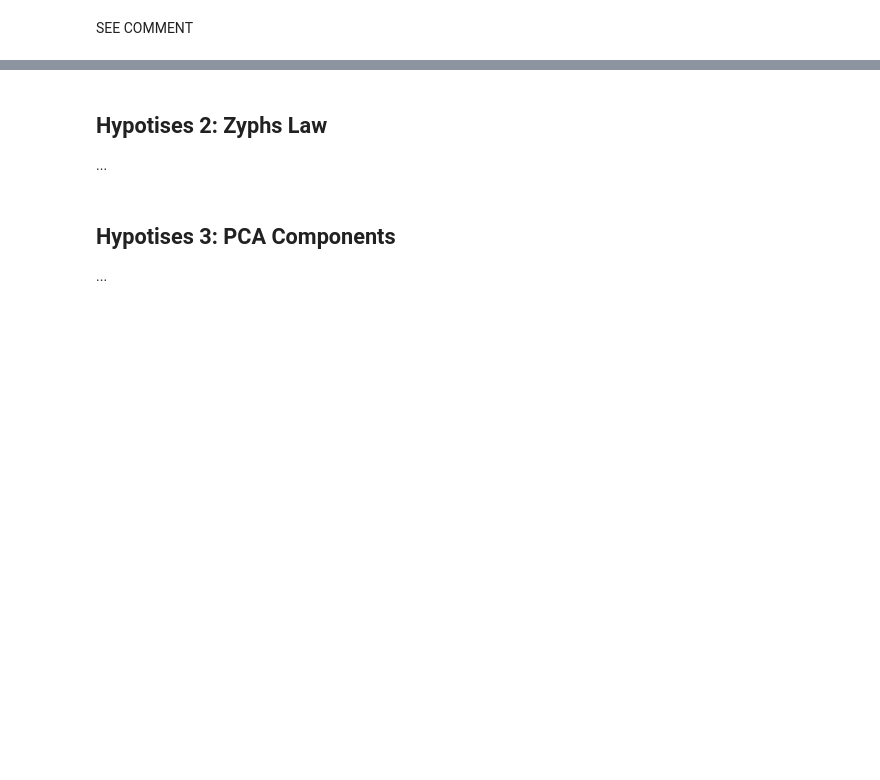
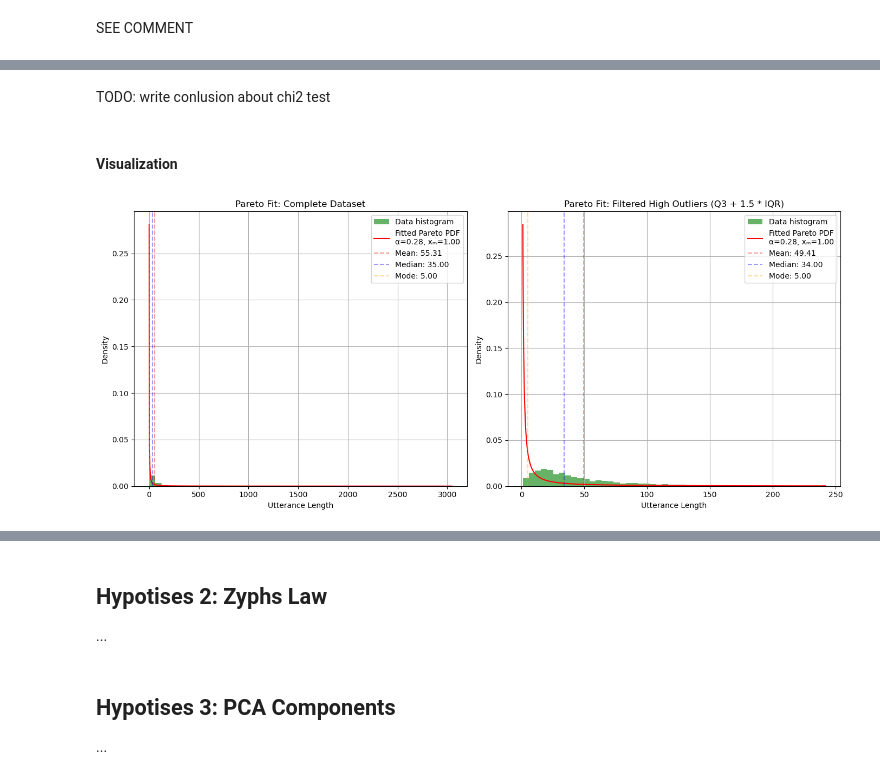
Before and after one commit to LucEnden/stat, a Jupyter notebook: research.ipynb, the cells around one changed output, grey strips where cells are left out. Cells and saved outputs as stored; diff of their text form; code cells hidden in the pictures; blank space fills up the shorter version.

```diff
--- a/research.ipynb
+++ b/research.ipynb
@@ -340,0 +500,5 @@ To test whether the lengths of the entries in the corpus follow a Pareto distrib
+# %%
+# Kolmogorov-Smirnov (K-S)
+D, p_value = stats.kstest(corpus_df['utter_lens'], 'pareto', args=(shape, loc, scale))
+print(f"K-S test statistic: {D}")
+print(f"K-S p-value: {p_value}")
@@ -340,0 +511,6 @@ To test whether the lengths of the entries in the corpus follow a Pareto distrib
+# %%
+significance_level = 0.05
+if p_value < significance_level:
+    print("Reject the null hypothesis: the distribution does not follow a Pareto distribution.")
+else:
+    print("Fail to reject the null hypothesis: the distribution may follow a Pareto distribution.")
@@ -340,0 +604,6 @@ To test whether the lengths of the entries in the corpus follow a Pareto distrib
+# %%
+# Adjust the numbers bellow as needed
+n_bins_to_test = 100
+step = 10
+bin_sizes_to_test = [ b for b in range(step, n_bins_to_test + step - 1, step) ]
+bin_sizes_to_test
@@ -340,0 +612,2 @@ To test whether the lengths of the entries in the corpus follow a Pareto distrib
+# %%
+log_intermediate_results = False # Set to True to log intermediate results
@@ -340,0 +671,58 @@ To test whether the lengths of the entries in the corpus follow a Pareto distrib
+# %% [markdown]
+TODO: write conlusion about chi2 test
+# %% [markdown]
+#### Visualization
+# %%
+import matplotlib.pyplot as plt
+
+# Extract the utterance lengths from the dataframe
+# utter_lens = corpus_df["utter_lens"].values
+
+# Define a function to fit Pareto distribution and plot
+def fit_and_plot_pareto(data, bins, ax, title):
+    # Fit a Pareto distribution using MLE. See docstring:
+    # "Return estimates of shape (if applicable), location, and scale parameters from data. The default estimation method is Maximum Likelihood Estimation (MLE) ..."
+    shape_param, loc, scale_param = stats.pareto.fit(data, floc=0)
+
+    # Generate a range of x values for plotting the fitted PDF
+    x = np.linspace(min(data), max(data), 1000)
+
+    # Calculate the PDF using the estimated parameters
+    pdf_fitted = stats.pareto.pdf(x, shape_param, loc, scale_param)
+
+    # Plot histogram of the data and the fitted Pareto distribution
+    ax.hist(data, bins=bins, density=True, alpha=0.6, color='g', label='Data histogram')
+    ax.plot(x, pdf_fitted, 'r-', label=f'Fitted Pareto PDF\nα={shape_param:.2f}, xₘ={scale_param:.2f}')
+    ax.set_title(title)
+    ax.set_xlabel('Utterance Length')
+    ax.set_ylabel('Density')
+
+    # Plot the mean, median, and mode line on the histogram
+    mean = np.mean(data)
+    median = np.median(data)
+    mode = stats.mode(data).mode
+    ax.axvline(mean, color='r', linestyle='--', label=f'Mean: {mean:.2f}', alpha=0.4)
+    ax.axvline(median, color='b', linestyle='--', label=f'Median: {median:.2f}', alpha=0.4)
+    ax.axvline(mode, color='orange', linestyle='--', label=f'Mode: {mode:.2f}', alpha=0.4)
+
+    ax.grid()
+    ax.legend()
+
+# Set up subplots
+fig, axs = plt.subplots(1, 2, figsize=(14, 6))
+
+# First plot: complete dataset
+fit_and_plot_pareto(corpus_df["utter_lens"].values, 50, axs[0], 'Pareto Fit: Complete Dataset')
+
+# Second plot: filter out high outliers (above `Q3 + 1.5 * IQR`)
+Q3 = np.percentile(corpus_df["utter_lens"], 95)
+IQR = stats.iqr(corpus_df["utter_lens"])
+HIGH_OUTLIER_THRESHOLD = Q3 + 1.5 * IQR
+filtered_utter_lens = corpus_df["utter_lens"][corpus_df["utter_lens"] <= HIGH_OUTLIER_THRESHOLD].values
+fit_and_plot_pareto(filtered_utter_lens, 50, axs[1], 'Pareto Fit: Filtered High Outliers (Q3 + 1.5 * IQR)')
+
+# Show the plots
+plt.tight_layout()
+plt.show()
+# %% [output]
+[figure, added]
```
Also changed, not shown: parts of 23 cells of this notebook.
